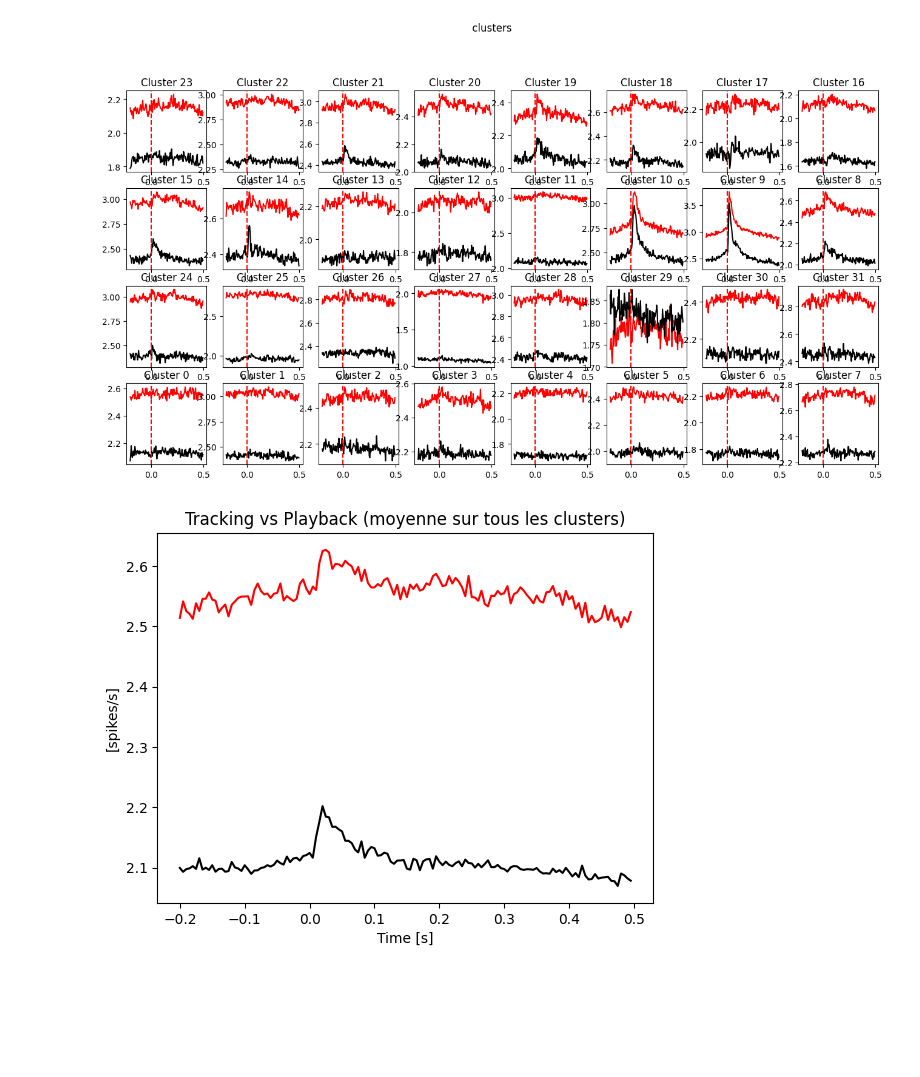
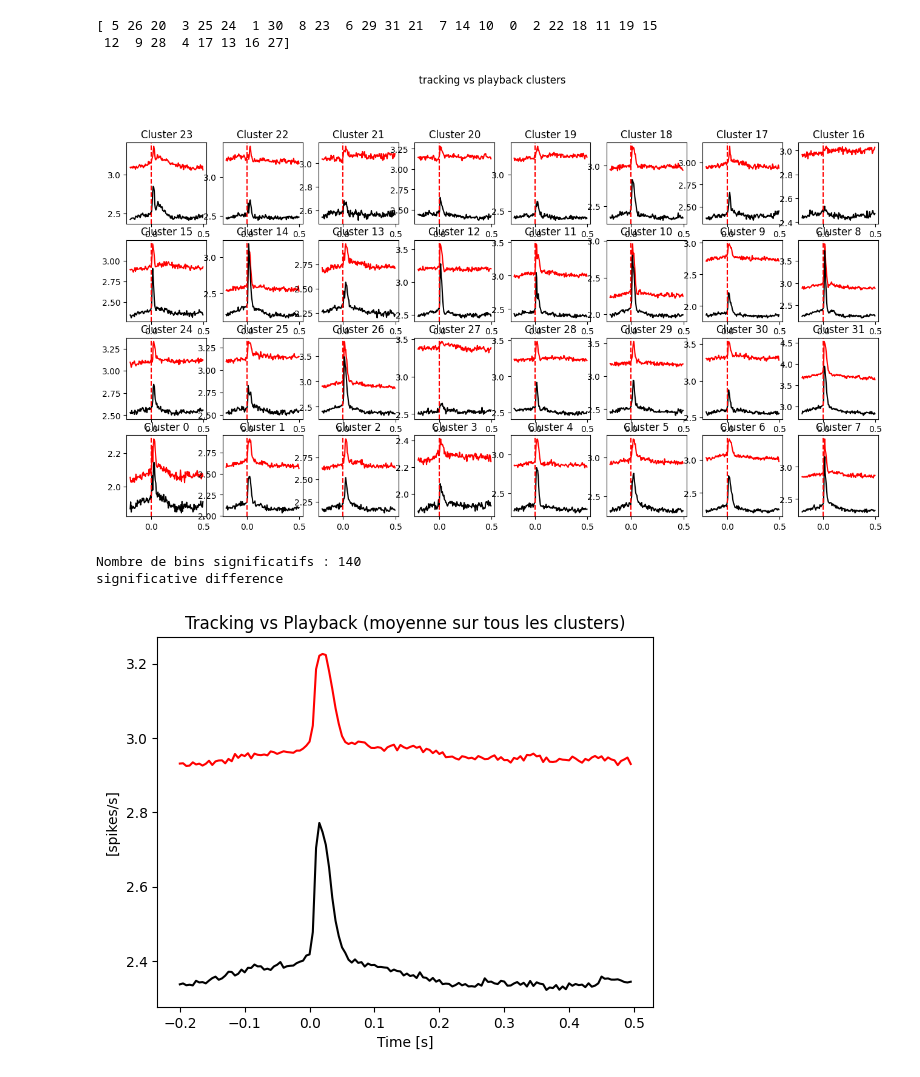
Before and after one commit to felicielevinton/analysebingobike, a Jupyter notebook: analyse_draft.ipynb, the cells around one changed output. Saved outputs shown, nothing was run; the diff lists cells and outputs as text; code cells hidden in the pictures; blank space fills up the shorter version.

```diff
--- a/analyse_draft.ipynb
+++ b/analyse_draft.ipynb
@@ -18,8 +19,14 @@ gc = np.arange(0, 32)
 # %%
-path = '/mnt/working2/felicie/data2/eTheremin/OSCYPEK/OSCYPEK/OSCYPEK_20240822_SESSION_00/'
+path = '/mnt/working2/felicie/data2/eTheremin/ALTAI/ALTAI_20240724_SESSION_01/'
 # %%
 data = np.load(path+'headstage_0/data_0.005.npy', allow_pickle=True)
 features = np.load(path+'headstage_0/features_0.005.npy', allow_pickle=True)
+gc = np.load(path+'headstage_0/good_clusters.npy', allow_pickle=True)
+# %%
+print(gc)
+# %% [output]
+[ 5 26 20  3 25 24  1 30  8 23  6 29 31 21  7 14 10  0  2 22 18 11 19 15
+ 12  9 28  4 17 13 16 27]
 # %%
 tail = get_psth(data, features, t_pre, t_post, bin_width, gc, 'tail')
 tracking = get_psth(data, features, t_pre, t_post, bin_width, gc, 'tracking')
@@ -51,35 +58,52 @@ def get_plot_coords(channel_number):
 # %%
 # pour plot cluster par cluster
 num_plots, num_rows, num_columns = get_better_plot_geometry(gc)
 
 
 fig, axes = plt.subplots(4, 8, figsize=(16, 8))
-fig.suptitle(' clusters', y=1.02)
+fig.suptitle(' tracking vs playback clusters', y=1.02)
 plt.subplots_adjust()
 
 for cluster in range(num_plots):
     if cluster < num_plots:
         row, col = get_plot_coords(cluster)
         axes[row, col].plot(psth_bins, np.nanmean(tracking[cluster], axis=0), c = 'red')
         axes[row, col].plot(psth_bins, np.nanmean(playback[cluster], axis=0), c = 'black')
         axes[row, col].axvline(0, c = 'red', linestyle='--')
         axes[row, col].set_title(f'Cluster {cluster}')
 # %% [output]
-[figure, old version]
+[figure, new version]
 # %%
-#plot tracking vs playback moyenné sur tous les clusters --> le faire qu'avec les good_clusters
+#plot tracking vs playbact_stat, p_value = stats.ttest_rel(avant, apres)k moyenné sur tous les clusters
 m_tracking = np.nanmean(tracking, axis=1)
 tr = np.nanmean(m_tracking, axis=0)
 
 m_playback = np.nanmean(playback, axis=1)
 pb = np.nanmean(m_playback, axis=0)
 
+
+# Calculer le test t pour chaque bin
+t_stat, p_value = stats.ttest_rel(m_tracking, m_playback, axis=0)
+
+# Interprétation globale
+alpha = 0.05
+significant_bins = p_value < alpha
+print(f"Nombre de bins significatifs : {np.sum(significant_bins)}")
+if np.sum(significant_bins)==140:
+    print('significative difference')
+else:
+    print('no significative difference')
+
+
+
 plt.plot(psth_bins, tr, c = 'red')
 plt.plot(psth_bins, pb, c = 'black')
 plt.title('Tracking vs Playback (moyenne sur tous les clusters)')
 plt.xlabel('Time [s]')
 plt.ylabel('[spikes/s]')
 # %% [output]
+Nombre de bins significatifs : 140
+significative difference
-[figure, old version]
+[figure, new version]
 # %%
 # Comparer les psth en début de session et fin de session
```
Also changed, not shown: parts of 7 cells of this notebook.
